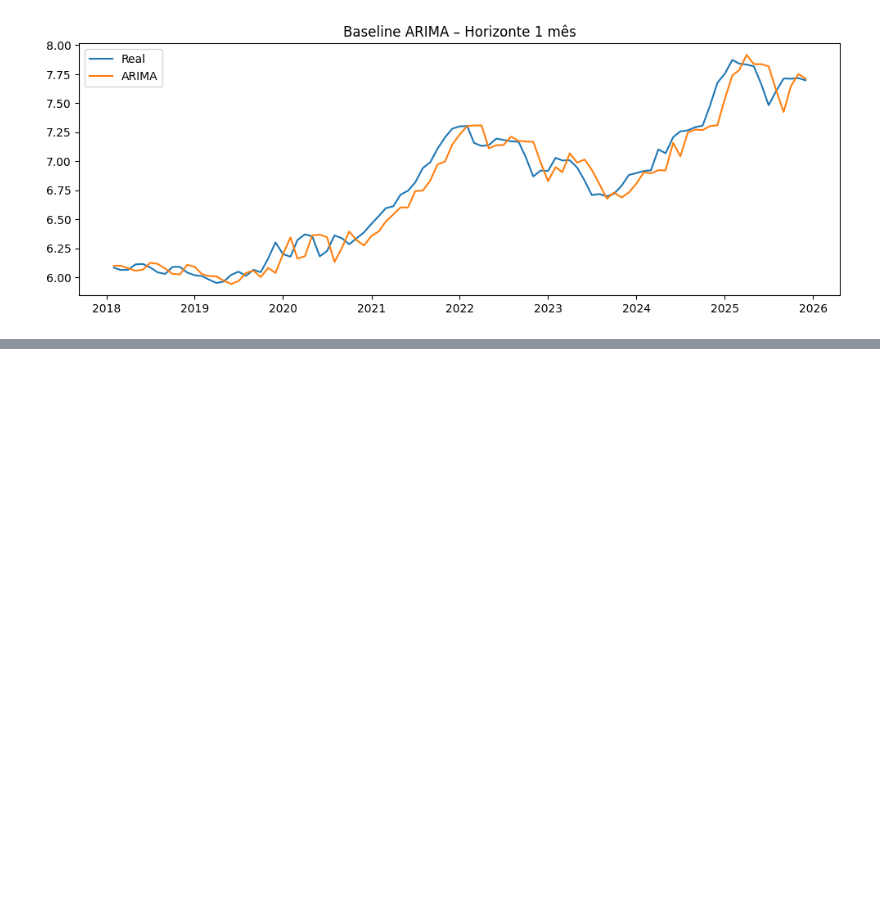
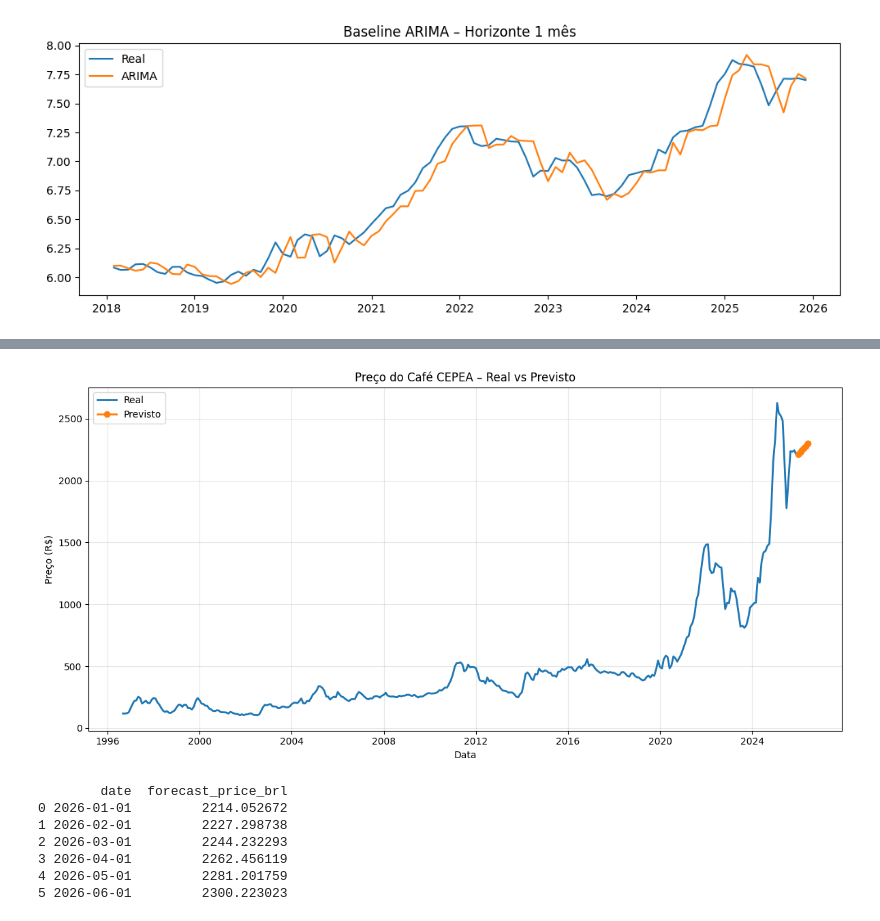
Before and after one commit to thvieira1/Arabica_coffee_price_forecast, a Jupyter notebook: 02_baseline_univariate.ipynb, the cells around one changed output, grey strips where cells are left out. Drawn from its saved outputs; the diff is of its cells as text; code cells hidden in the pictures; blank space fills up the shorter version.

```diff
--- a/02_baseline_univariate.ipynb
+++ b/02_baseline_univariate.ipynb
@@ -160,6 +160,10 @@ import warnings
 warnings.filterwarnings("ignore")
 # %%
 def arima_model(train_series, horizon):
+    # Skip if training set is too small
+    if len(train_series) < 12:
+        return train_series.iloc[-1]
+
     model = auto_arima(
         train_series,
         start_p=0, start_q=0,
@@ -173,7 +177,7 @@ def arima_model(train_series, horizon):
     )
 
     forecast = model.predict(n_periods=horizon)
-    return forecast[-1]
+    return forecast.iloc[-1]
 # %%
 horizons = [1, 3, 6]
 arima_results = {}
@@ -221,0 +261,30 @@ plt.show()
+# %%
+# Convert forecasts back from log to normal prices
+results_df['forecast_price_brl'] = np.exp(results_df['forecast_log_price'])
+
+# Get historical prices for plotting
+historical_df = df[['date', 'price_brl']].copy()
+historical_df = historical_df.set_index('date')
+
+# Create plot
+plt.figure(figsize=(12, 6))
+plt.plot(historical_df.index, historical_df['price_brl'], label='Real', linewidth=2)
+plt.plot(results_df['date'], results_df['forecast_price_brl'], label='Previsto', linewidth=2, marker='o')
+plt.xlabel('Data')
+plt.ylabel('Preço (R$)')
+plt.title('Preço do Café CEPEA – Real vs Previsto')
+plt.legend()
+plt.grid(True, alpha=0.3)
+plt.tight_layout()
+plt.show()
+
+print(results_df[['date', 'forecast_price_brl']])
+# %% [output]
+[figure, added]
+        date  forecast_price_brl
+0 2026-01-01         2214.052672
+1 2026-02-01         2227.298738
+2 2026-03-01         2244.232293
+3 2026-04-01         2262.456119
+4 2026-05-01         2281.201759
+5 2026-06-01         2300.223023
```
Also changed, not shown: parts of 5 cells of this notebook, 5 other files.
